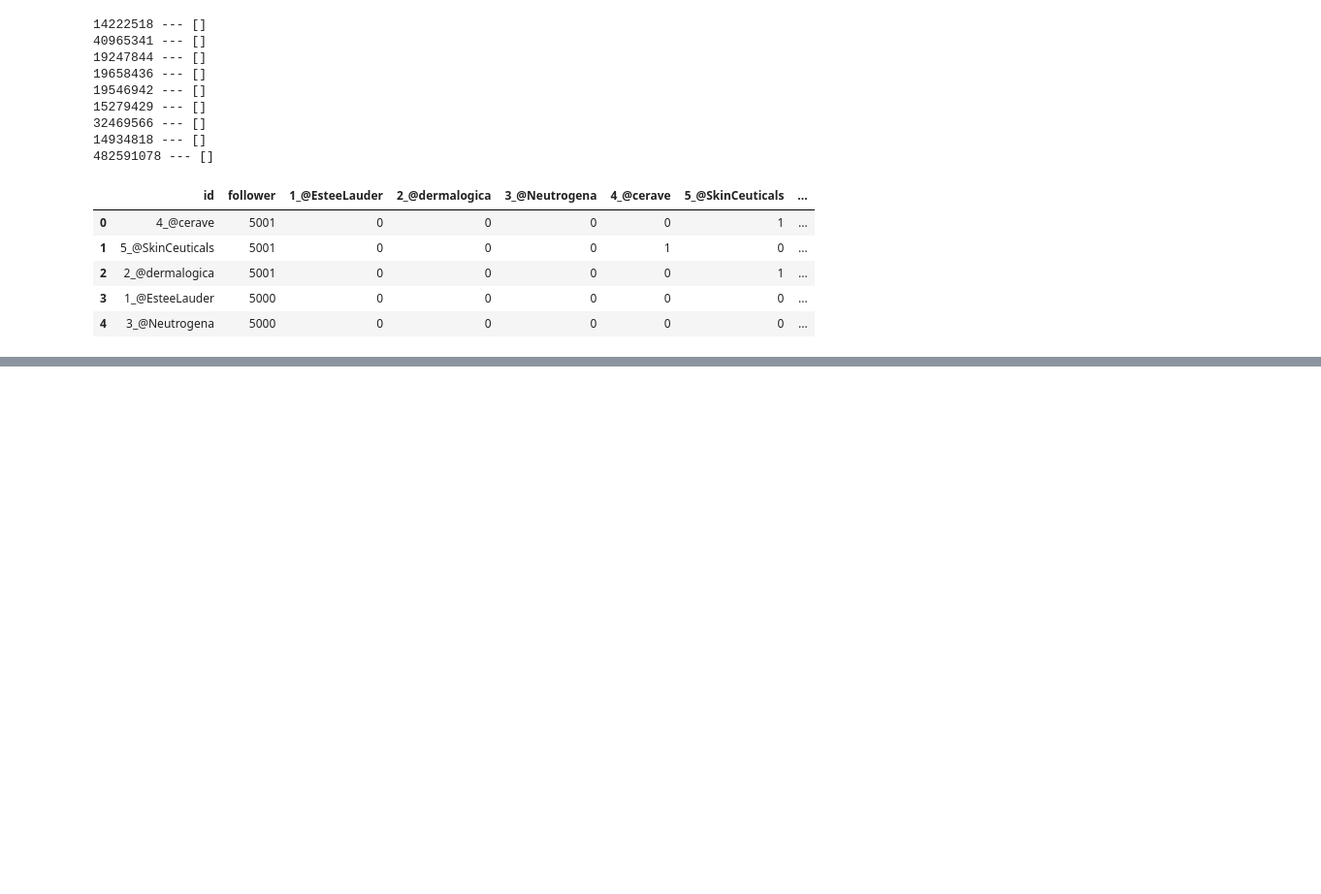
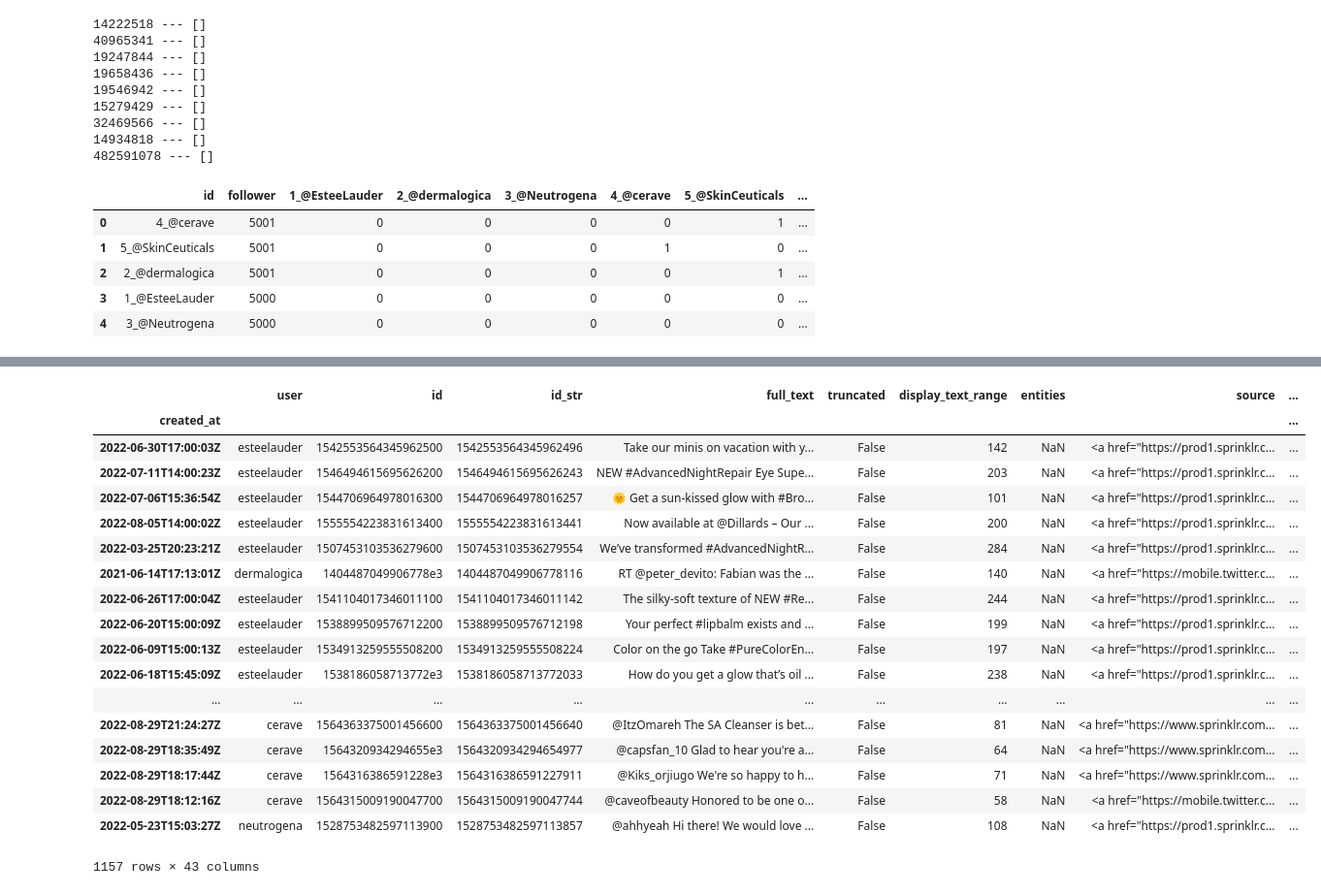
Before and after one commit to nilooy5/Munira-Brand-Network-Analysis, a Jupyter notebook: brand_analysis_v1.ipynb, the cells around one changed output, grey strips where cells are left out. Shown at 97% size. Cells and saved outputs as stored; diff of their text form; code cells hidden in the pictures; blank space fills up the shorter version.

```diff
--- a/brand_analysis_v1.ipynb
+++ b/brand_analysis_v1.ipynb
@@ -379,0 +382,2 @@ df_target.head(5)
+# %%
+df_tweets = pd.read_csv('brand_tweets.csv', index_col=0, dtype={'id': str})
@@ -379,0 +404,5 @@ df_target.head(5)
+# %%
+# print(df_tweets[df_tweets.retweet_count == df_tweets.retweet_count.max()])
+print(df_tweets[df_tweets.text.str.contains('@|#')].head(5))
+df_tweets_w_mentions = df_tweets[df_tweets.full_text.str.contains('@|#')]
+len(df_tweets_w_mentions)
@@ -379,0 +424,7 @@ df_target.head(5)
+# %%
+print('printing brand mentions:')
+# make in_reply_to_screen_name to lower case
+df_tweets_w_mentions.in_reply_to_screen_name = df_tweets_w_mentions.in_reply_to_screen_name.str.lower()
+tweets_brand_mentions = df_tweets_w_mentions.loc[df_tweets_w_mentions.in_reply_to_screen_name.isin(brands_list),]
+print(tweets_brand_mentions.head(5))
+print(len(tweets_brand_mentions))
@@ -379,0 +470,22 @@ df_target.head(5)
+# %%
+df_tweets_w_mentions.sort_values(by='retweet_count', ascending=False)
+# %% [output]
+|  | user | id | id_str | full_text | truncated | display_text_range | entities | source | ... |
+| created_at |  |  |  |  |  |  |  |  | ... |
+| 2022-06-30T17:00:03Z | esteelauder | 1542553564345962500 | 1542553564345962496 | Take our minis on vacation with y... | False | 142 | NaN | <a href="https://prod1.sprinklr.c... | ... |
+| 2022-07-11T14:00:23Z | esteelauder | 1546494615695626200 | 1546494615695626243 | NEW #AdvancedNightRepair Eye Supe... | False | 203 | NaN | <a href="https://prod1.sprinklr.c... | ... |
+| 2022-07-06T15:36:54Z | esteelauder | 1544706964978016300 | 1544706964978016257 | 🌞 Get a sun-kissed glow with #Bro... | False | 101 | NaN | <a href="https://prod1.sprinklr.c... | ... |
+| 2022-08-05T14:00:02Z | esteelauder | 1555554223831613400 | 1555554223831613441 | Now available at @Dillards – Our ... | False | 200 | NaN | <a href="https://prod1.sprinklr.c... | ... |
+| 2022-03-25T20:23:21Z | esteelauder | 1507453103536279600 | 1507453103536279554 | We’ve transformed #AdvancedNightR... | False | 284 | NaN | <a href="https://prod1.sprinklr.c... | ... |
+| 2021-06-14T17:13:01Z | dermalogica | 1404487049906778e3 | 1404487049906778116 | RT @peter_devito: Fabian was the ... | False | 140 | NaN | <a href="https://mobile.twitter.c... | ... |
+| 2022-06-26T17:00:04Z | esteelauder | 1541104017346011100 | 1541104017346011142 | The silky-soft texture of NEW #Re... | False | 244 | NaN | <a href="https://prod1.sprinklr.c... | ... |
+| 2022-06-20T15:00:09Z | esteelauder | 1538899509576712200 | 1538899509576712198 | Your perfect #lipbalm exists and ... | False | 199 | NaN | <a href="https://prod1.sprinklr.c... | ... |
+| 2022-06-09T15:00:13Z | esteelauder | 1534913259555508200 | 1534913259555508224 | Color on the go Take #PureColorEn... | False | 197 | NaN | <a href="https://prod1.sprinklr.c... | ... |
+| 2022-06-18T15:45:09Z | esteelauder | 1538186058713772e3 | 1538186058713772033 | How do you get a glow that’s oil ... | False | 238 | NaN | <a href="https://prod1.sprinklr.c... | ... |
+| ... | ... | ... | ... | ... | ... | ... | ... | ... | ... |
+| 2022-08-29T21:24:27Z | cerave | 1564363375001456600 | 1564363375001456640 | @ItzOmareh The SA Cleanser is bet... | False | 81 | NaN | <a href="https://www.sprinklr.com... | ... |
+| 2022-08-29T18:35:49Z | cerave | 1564320934294655e3 | 1564320934294654977 | @capsfan_10 Glad to hear you're a... | False | 64 | NaN | <a href="https://www.sprinklr.com... | ... |
+| 2022-08-29T18:17:44Z | cerave | 1564316386591228e3 | 1564316386591227911 | @Kiks_orjiugo We're so happy to h... | False | 71 | NaN | <a href="https://www.sprinklr.com... | ... |
+| 2022-08-29T18:12:16Z | cerave | 1564315009190047700 | 1564315009190047744 | @caveofbeauty Honored to be one o... | False | 58 | NaN | <a href="https://mobile.twitter.c... | ... |
+| 2022-05-23T15:03:27Z | neutrogena | 1528753482597113900 | 1528753482597113857 | @ahhyeah Hi there! We would love ... | False | 108 | NaN | <a href="https://prod1.sprinklr.c... | ... |
+1157 rows × 43 columns
```
Also changed, not shown: parts of 12 cells of this notebook, 2 other files.
